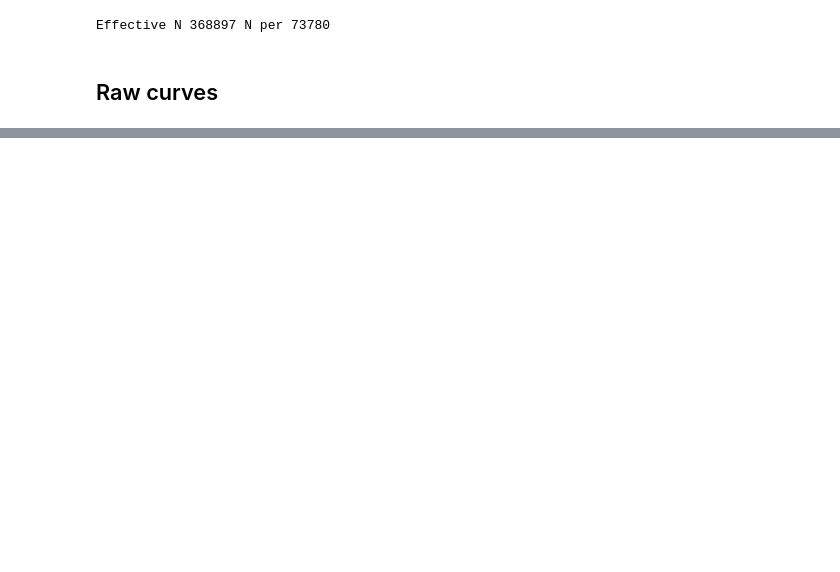
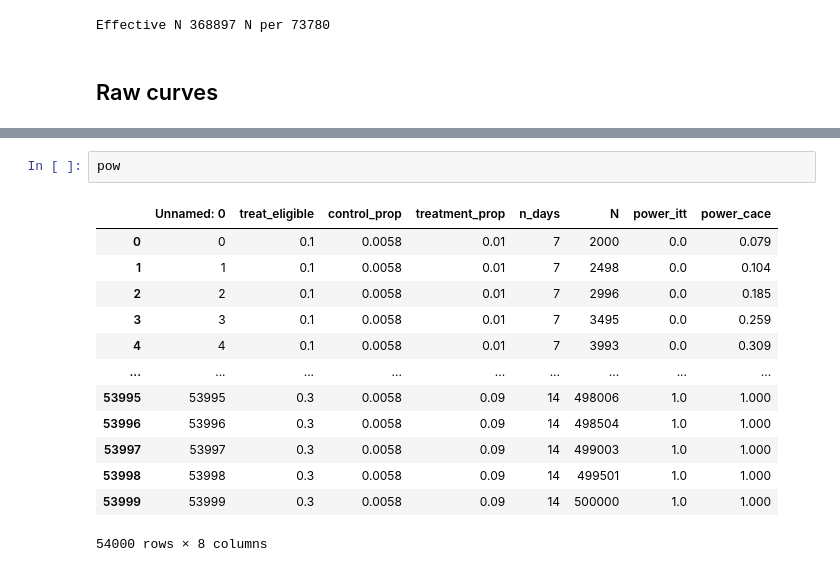
Before and after one commit to josh-ashkinaze/ads_misinfo, a Jupyter notebook: 5_pow.ipynb, the cells around one changed output, grey strips where cells are left out. Drawn from its saved outputs; the diff is of its cells as text; blank space fills up the shorter version.

```diff
--- a/5_pow.ipynb
+++ b/5_pow.ipynb
@@ -213,0 +220,16 @@ make_graph(pow)
+# %%
+pow
+# %% [output]
+|  | Unnamed: 0 | treat_eligible | control_prop | treatment_prop | n_days | N | power_itt | power_cace |
+| 0 | 0 | 0.1 | 0.0058 | 0.01 | 7 | 2000 | 0.0 | 0.079 |
+| 1 | 1 | 0.1 | 0.0058 | 0.01 | 7 | 2498 | 0.0 | 0.104 |
+| 2 | 2 | 0.1 | 0.0058 | 0.01 | 7 | 2996 | 0.0 | 0.185 |
+| 3 | 3 | 0.1 | 0.0058 | 0.01 | 7 | 3495 | 0.0 | 0.259 |
+| 4 | 4 | 0.1 | 0.0058 | 0.01 | 7 | 3993 | 0.0 | 0.309 |
+| ... | ... | ... | ... | ... | ... | ... | ... | ... |
+| 53995 | 53995 | 0.3 | 0.0058 | 0.09 | 14 | 498006 | 1.0 | 1.000 |
+| 53996 | 53996 | 0.3 | 0.0058 | 0.09 | 14 | 498504 | 1.0 | 1.000 |
+| 53997 | 53997 | 0.3 | 0.0058 | 0.09 | 14 | 499003 | 1.0 | 1.000 |
+| 53998 | 53998 | 0.3 | 0.0058 | 0.09 | 14 | 499501 | 1.0 | 1.000 |
+| 53999 | 53999 | 0.3 | 0.0058 | 0.09 | 14 | 500000 | 1.0 | 1.000 |
+54000 rows × 8 columns
```
Also changed, not shown: parts of 5 cells of this notebook, 5 other files.
